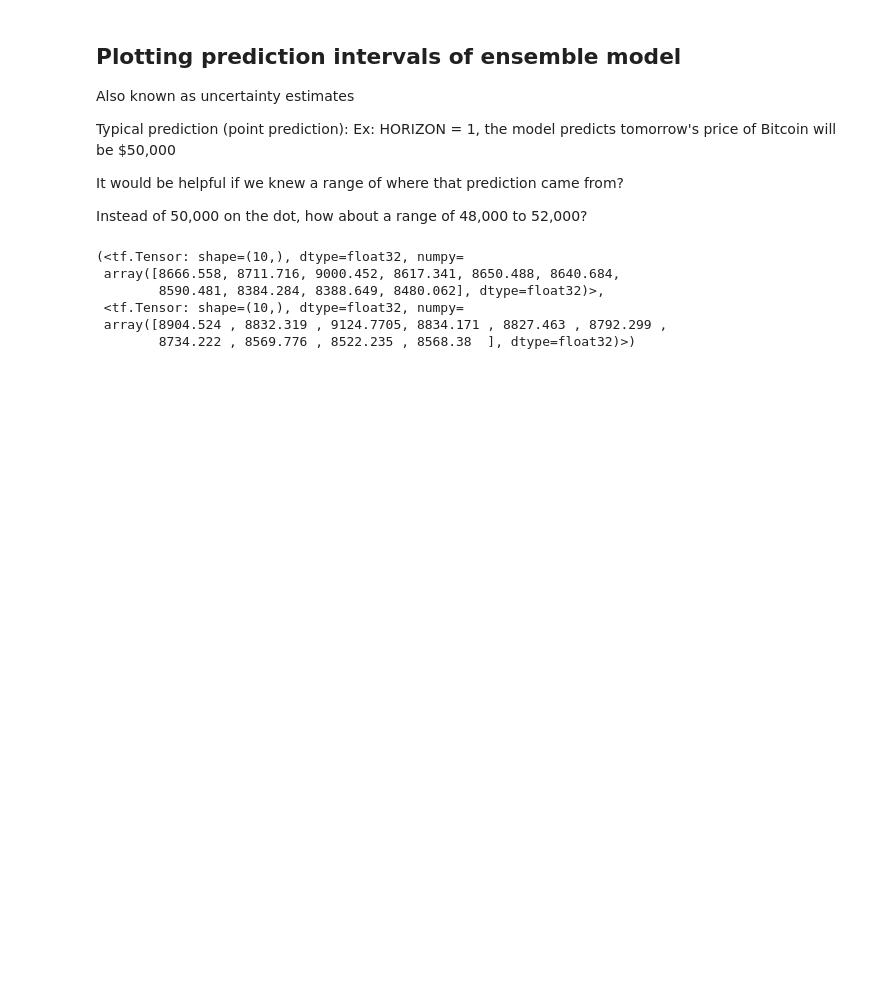
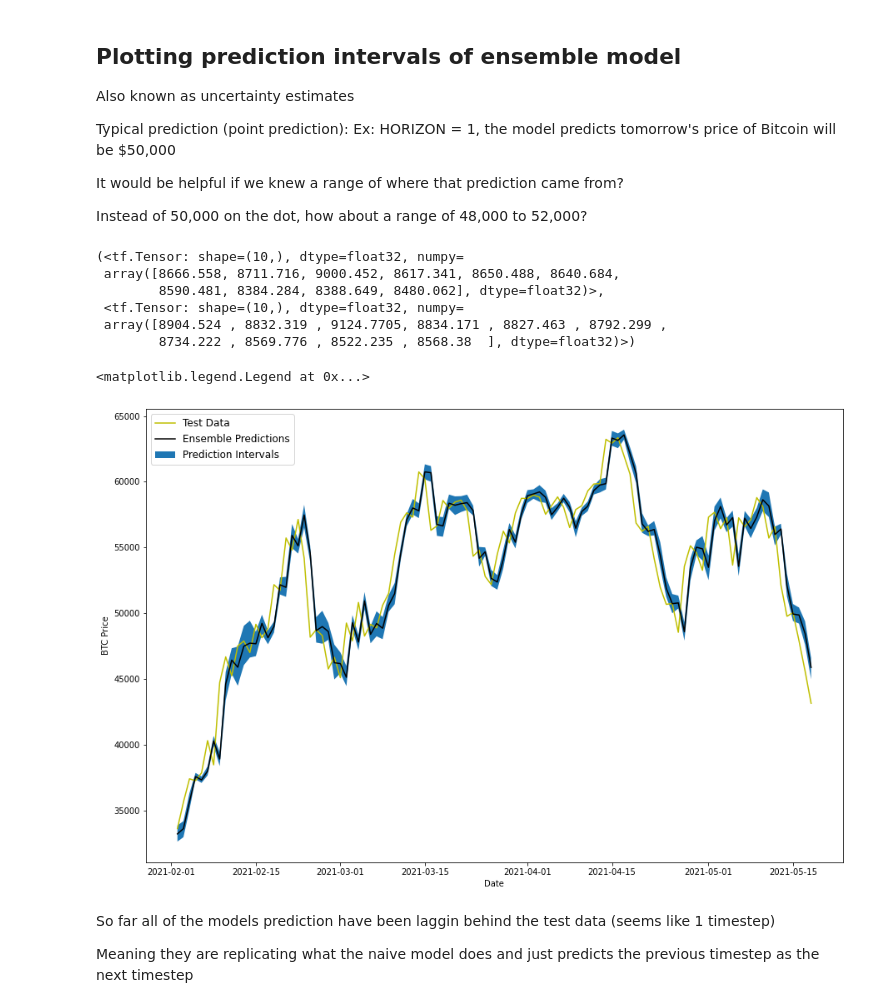
Before and after one commit to SilahicAmil/End-To-End-Time-Series-Forcasting, a Jupyter notebook: Time_Series_Forecasting_BitPredict.ipynb, the cells around one changed output. Cells and saved outputs as stored; diff of their text form; code cells hidden in the pictures; blank space fills up the shorter version.

Commit message:
Plotting the upper and lower prediction intervals for our ensemble models

```diff
--- a/Time_Series_Forecasting_BitPredict.ipynb
+++ b/Time_Series_Forecasting_BitPredict.ipynb
@@ -2013,3 +2013,28 @@ lower[:10],upper[:10]
  <tf.Tensor: shape=(10,), dtype=float32, numpy=
  array([8904.524 , 8832.319 , 9124.7705, 8834.171 , 8827.463 , 8792.299 ,
         8734.222 , 8569.776 , 8522.235 , 8568.38  ], dtype=float32)>)
+# %%
+# Get median/ mean values for ensemble preds
+ensemble_median = np.median(ensemble_preds, axis=0)
+
+# Plot the median of ensemble preds with the prediction intervals
+offset=450
+
+plt.figure(figsize=(15,10))
+plt.plot(X_test.index[offset:], y_test[offset:], "y", label="Test Data")
+plt.plot(X_test.index[offset:], ensemble_median[offset:], "k-", label="Ensemble Predictions")
+plt.xlabel("Date")
+plt.ylabel("BTC Price")
+# To plot upper and lower we'll use fill_between
+plt.fill_between(X_test.index[offset:],
+                 (lower)[offset:],
+                 (upper)[offset:],
+                 label="Prediction Intervals")
+plt.legend(loc="upper left", fontsize=12)
+# %% [output]
+<matplotlib.legend.Legend at 0x...>
+[figure, added]
+# %% [markdown]
+So far all of the models prediction have been laggin behind the test data (seems like 1 timestep)
+
+Meaning they are replicating what the naive model does and just predicts the previous timestep as the next timestep
```
